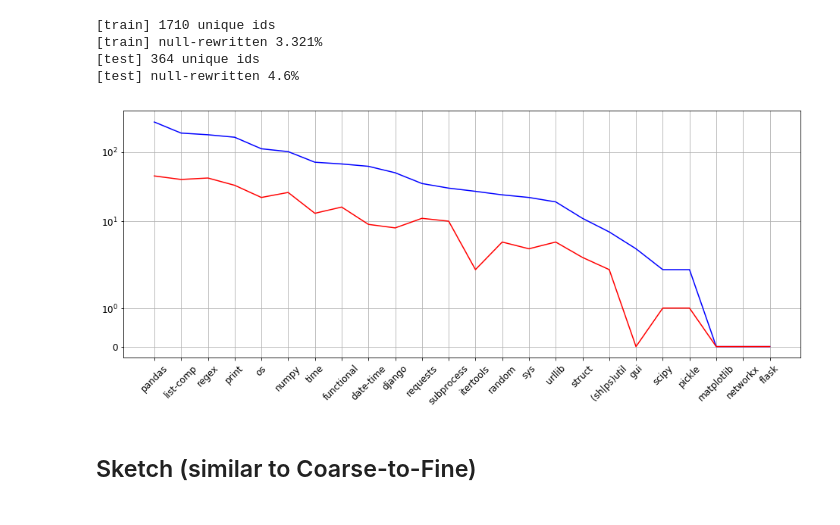
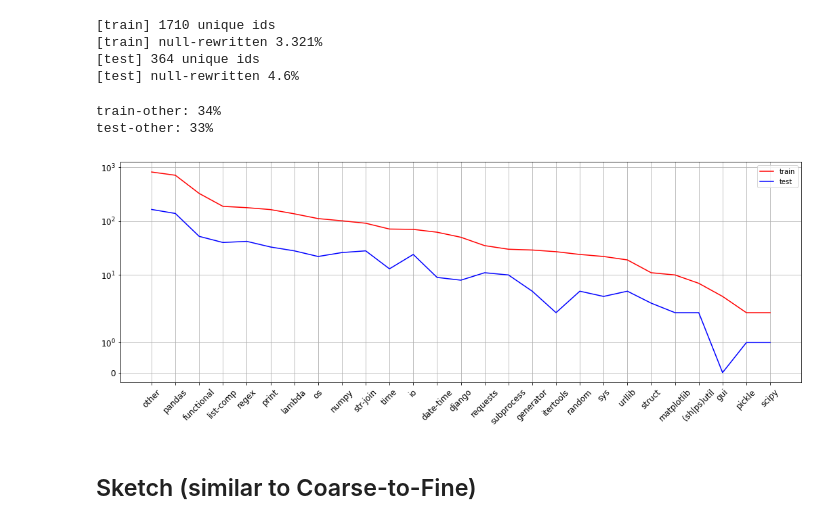
Before and after one commit to gaoliujie2016/tranx-1, a Jupyter notebook: explore/conala.ipynb, the cells around one changed output. Saved outputs shown, nothing was run; the diff lists cells and outputs as text; code cells hidden in the pictures.

```diff
--- a/explore/conala.ipynb
+++ b/explore/conala.ipynb
@@ -112,36 +129,38 @@ print(f"[test] null-rewritten {round(100.0*len(test_none_rewritten)/len(test_dat
 # %%
 train_xs = get_by_keywords(train_data)
 test_xs = get_by_keywords(test_data)
 
 # print("[train]")
 # for l, qs in sorted(train_xs.items(), key=lambda k : len(k[1]), reverse=True):
 #     print(f"{l} -> {len(qs)}({round(100.0 * len(qs)/len(train_data), 3)}%)")
 # print()
 
 # print("[test]")
 # for l, qs in sorted(test_xs.items(), key=lambda k : len(k[1]), reverse=True):
 #     print(f"{l} -> {len(qs)}({round(100.0 * len(qs)/len(test_data), 3)}%)")
-# print()
+
+print(f"train-other: {round(100.0 * len(train_xs['other']) / len(train_data))}%")
+print(f"test-other: {round(100.0 * len(test_xs['other']) / len(test_data))}%")
 
 s = sorted(train_xs.items(), key=lambda k : len(k[1]), reverse=True)
 labels = [x[0] for x in s]
 
-plt.figure(figsize=(16,6))
+plt.figure(figsize=(int(0.67 * len(labels)), 6))
+
 plt.xticks(range(len(s)), labels, rotation=45, fontsize=12)
 plt.yticks(fontsize=12)
 plt.yscale('symlog')
-plt.plot(range(len(s)), [len(x[1]) for x in s], 'b-')
-plt.plot(range(len(s)), [len(test_xs[k]) for k in labels], 'r-')
+
+plt.plot(range(len(s)), [len(x[1]) for x in s], 'r-', label='train')
+plt.plot(range(len(s)), [len(test_xs[k]) for k in labels], 'b-', label='test')
+
+plt.legend()
 plt.grid()
 plt.show()
-
-# for l, qs in xs.items():
-#     print(colored(l, "green"))
-#     for q in qs[:2]:
-#         pprint(q)
-#         print()
 # %% [output]
+train-other: 34%
+test-other: 33%
-[figure, old version]
+[figure, new version]
 # %% [markdown]
 ## Sketch (similar to Coarse-to-Fine)
 # %%
```
Also changed, not shown: parts of 6 cells of this notebook, 27 other files.
